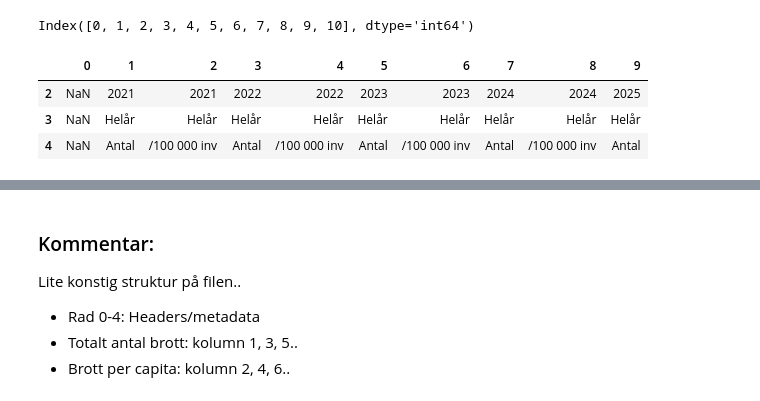
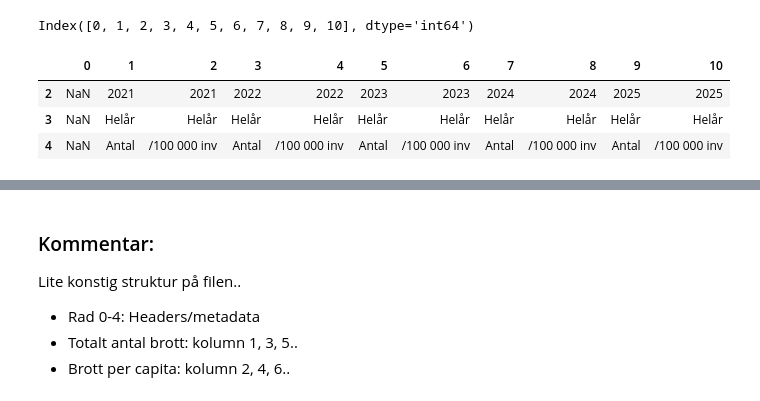
Before and after one commit to cactus-commits/UrbanPulse, a Jupyter notebook: EDA/eda_kaktus.ipynb, the cells around one changed output, grey strips where cells are left out. Saved outputs shown, nothing was run; the diff lists cells and outputs as text; code cells hidden in the pictures.

```diff
--- a/EDA/eda_kaktus.ipynb
+++ b/EDA/eda_kaktus.ipynb
@@ -31,12 +31,12 @@ df_raw.columns
 # %% [output]
 Index([0, 1, 2, 3, 4, 5, 6, 7, 8, 9, 10], dtype='int64')
 # %%
-df_raw.iloc[2:5, :10]
+df_raw.iloc[2:5, :11]
 # %% [output]
-|  | 0 | 1 | 2 | 3 | 4 | 5 | 6 | 7 | 8 | 9 |
-| 2 | NaN | 2021 | 2021 | 2022 | 2022 | 2023 | 2023 | 2024 | 2024 | 2025 |
-| 3 | NaN | Helår | Helår | Helår | Helår | Helår | Helår | Helår | Helår | Helår |
-| 4 | NaN | Antal | /100 000 inv | Antal | /100 000 inv | Antal | /100 000 inv | Antal | /100 000 inv | Antal |
+|  | 0 | 1 | 2 | 3 | 4 | 5 | 6 | 7 | 8 | 9 | 10 |
+| 2 | NaN | 2021 | 2021 | 2022 | 2022 | 2023 | 2023 | 2024 | 2024 | 2025 | 2025 |
+| 3 | NaN | Helår | Helår | Helår | Helår | Helår | Helår | Helår | Helår | Helår | Helår |
+| 4 | NaN | Antal | /100 000 inv | Antal | /100 000 inv | Antal | /100 000 inv | Antal | /100 000 inv | Antal | /100 000 inv |
 # %%
 # Se alla brottstyper som innehåller data (not null)
 # Kolumn 0 = Brottstyper
```
Also changed, not shown: parts of 25 cells of this notebook.
